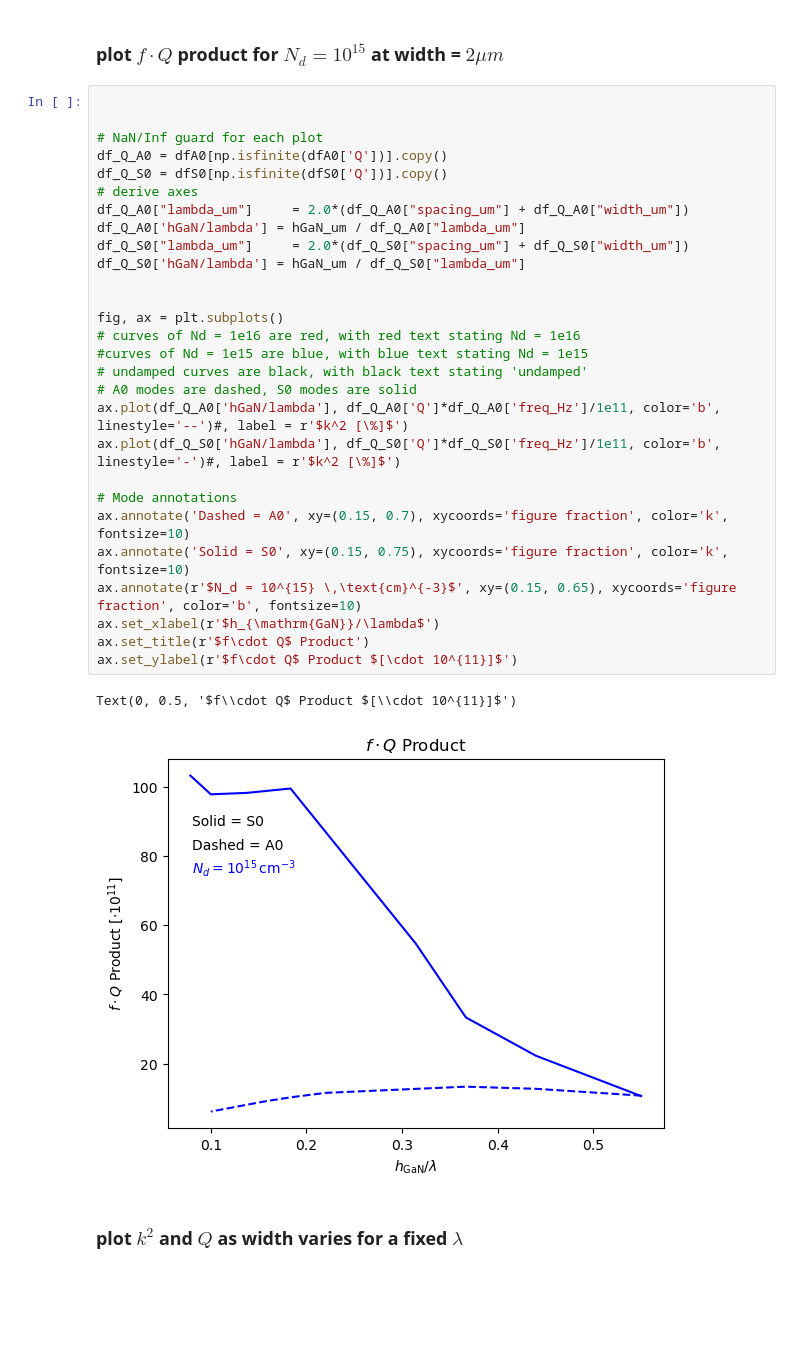
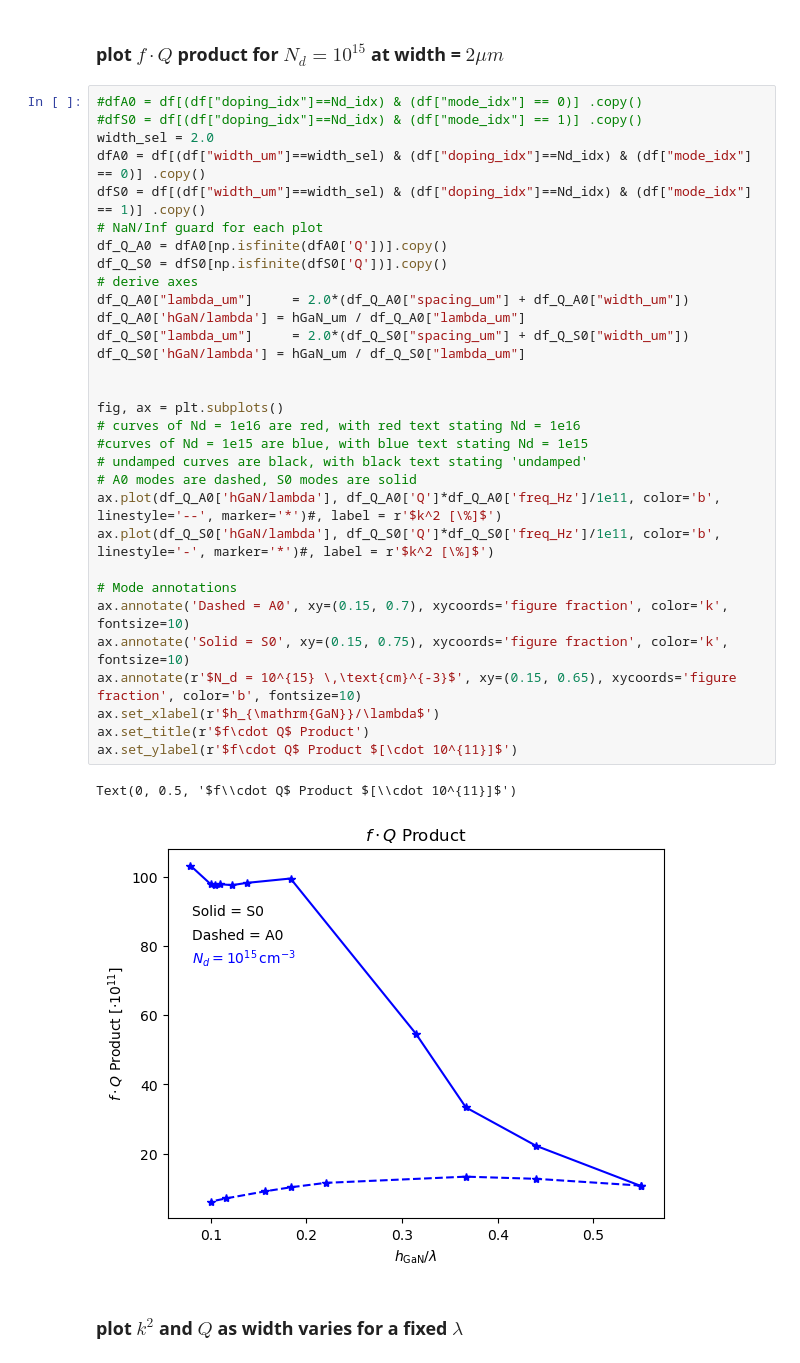
Before and after one commit to ninja-lab/Resonators, a Jupyter notebook: ComsolPlots2_.ipynb, the cells around one changed output. Drawn from its saved outputs; the diff is of its cells as text; blank space fills up the shorter version.

```diff
--- a/ComsolPlots2_.ipynb
+++ b/ComsolPlots2_.ipynb
@@ -347,36 +354,39 @@ Text(0, 0.5, '$k^2$ [%]')
 # %% [markdown]
 ### plot $f\cdot Q$ product for $N_d = 10^{15}$ at width = $2\mu m$
 # %%
-
-
+#dfA0 = df[(df["doping_idx"]==Nd_idx) & (df["mode_idx"] == 0)] .copy()
+#dfS0 = df[(df["doping_idx"]==Nd_idx) & (df["mode_idx"] == 1)] .copy()
+width_sel = 2.0
+dfA0 = df[(df["width_um"]==width_sel) & (df["doping_idx"]==Nd_idx) & (df["mode_idx"] == 0)] .copy()
+dfS0 = df[(df["width_um"]==width_sel) & (df["doping_idx"]==Nd_idx) & (df["mode_idx"] == 1)] .copy()
 # NaN/Inf guard for each plot
 df_Q_A0 = dfA0[np.isfinite(dfA0['Q'])].copy()
 df_Q_S0 = dfS0[np.isfinite(dfS0['Q'])].copy()
 # derive axes
 df_Q_A0["lambda_um"]     = 2.0*(df_Q_A0["spacing_um"] + df_Q_A0["width_um"])
 df_Q_A0['hGaN/lambda'] = hGaN_um / df_Q_A0["lambda_um"]
 df_Q_S0["lambda_um"]     = 2.0*(df_Q_S0["spacing_um"] + df_Q_S0["width_um"])
 df_Q_S0['hGaN/lambda'] = hGaN_um / df_Q_S0["lambda_um"]
 
 
 fig, ax = plt.subplots()
 # curves of Nd = 1e16 are red, with red text stating Nd = 1e16
 #curves of Nd = 1e15 are blue, with blue text stating Nd = 1e15
 # undamped curves are black, with black text stating 'undamped'
 # A0 modes are dashed, S0 modes are solid
-ax.plot(df_Q_A0['hGaN/lambda'], df_Q_A0['Q']*df_Q_A0['freq_Hz']/1e11, color='b', linestyle='--')#, label = r'$k^2 [\%]$')
-ax.plot(df_Q_S0['hGaN/lambda'], df_Q_S0['Q']*df_Q_S0['freq_Hz']/1e11, color='b', linestyle='-')#, label = r'$k^2 [\%]$')
+ax.plot(df_Q_A0['hGaN/lambda'], df_Q_A0['Q']*df_Q_A0['freq_Hz']/1e11, color='b', linestyle='--', marker='*')#, label = r'$k^2 [\%]$')
+ax.plot(df_Q_S0['hGaN/lambda'], df_Q_S0['Q']*df_Q_S0['freq_Hz']/1e11, color='b', linestyle='-', marker='*')#, label = r'$k^2 [\%]$')
 
 # Mode annotations
 ax.annotate('Dashed = A0', xy=(0.15, 0.7), xycoords='figure fraction', color='k', fontsize=10)
 ax.annotate('Solid = S0', xy=(0.15, 0.75), xycoords='figure fraction', color='k', fontsize=10)
 ax.annotate(r'$N_d = 10^{15} \,\text{cm}^{-3}$', xy=(0.15, 0.65), xycoords='figure fraction', color='b', fontsize=10)
 ax.set_xlabel(r'$h_{\mathrm{GaN}}/\lambda$')
 ax.set_title(r'$f\cdot Q$ Product')
 ax.set_ylabel(r'$f\cdot Q$ Product $[\cdot 10^{11}]$')
 # %% [output]
 Text(0, 0.5, '$f\\cdot Q$ Product $[\\cdot 10^{11}]$')
-[figure, old version]
+[figure, new version]
 # %% [markdown]
 ### plot $k^2$ and $Q$ as width varies for a fixed $\lambda$
 # %%
```
Also changed, not shown: parts of 8 cells of this notebook, 12 other files.
